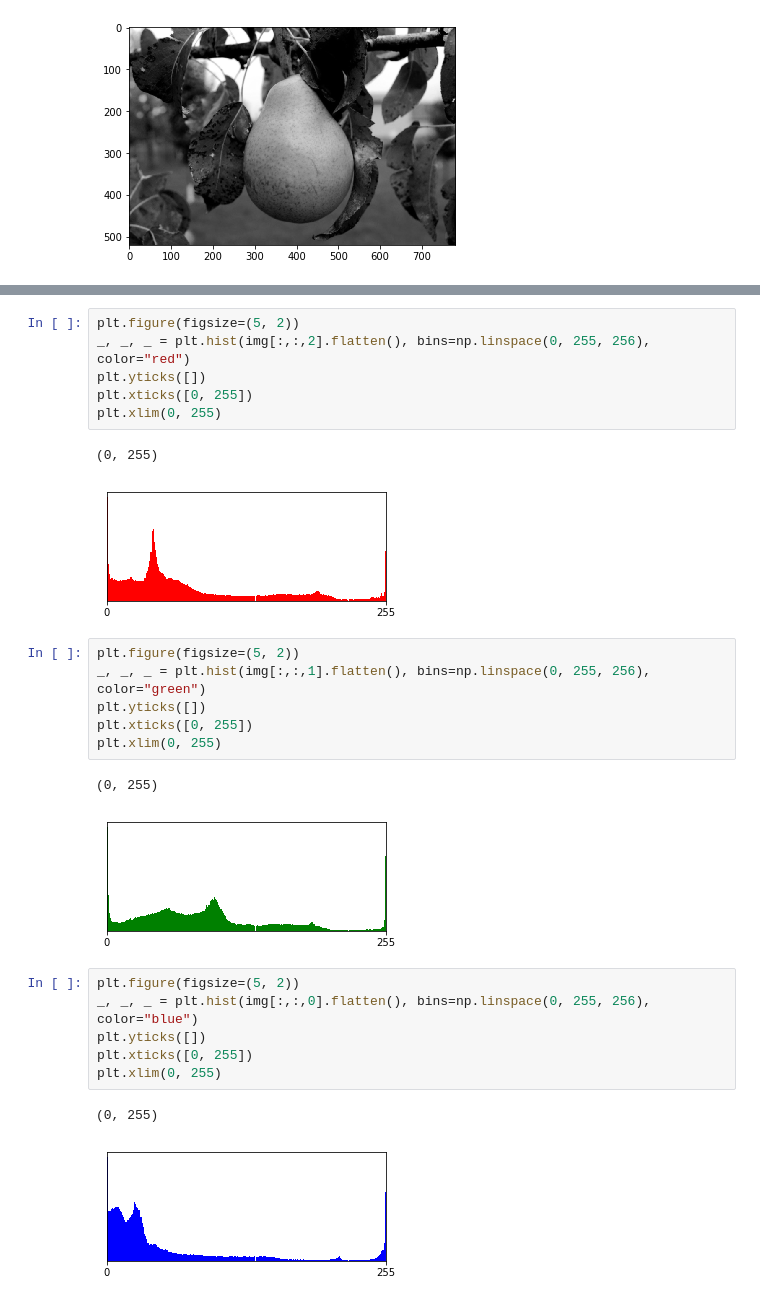
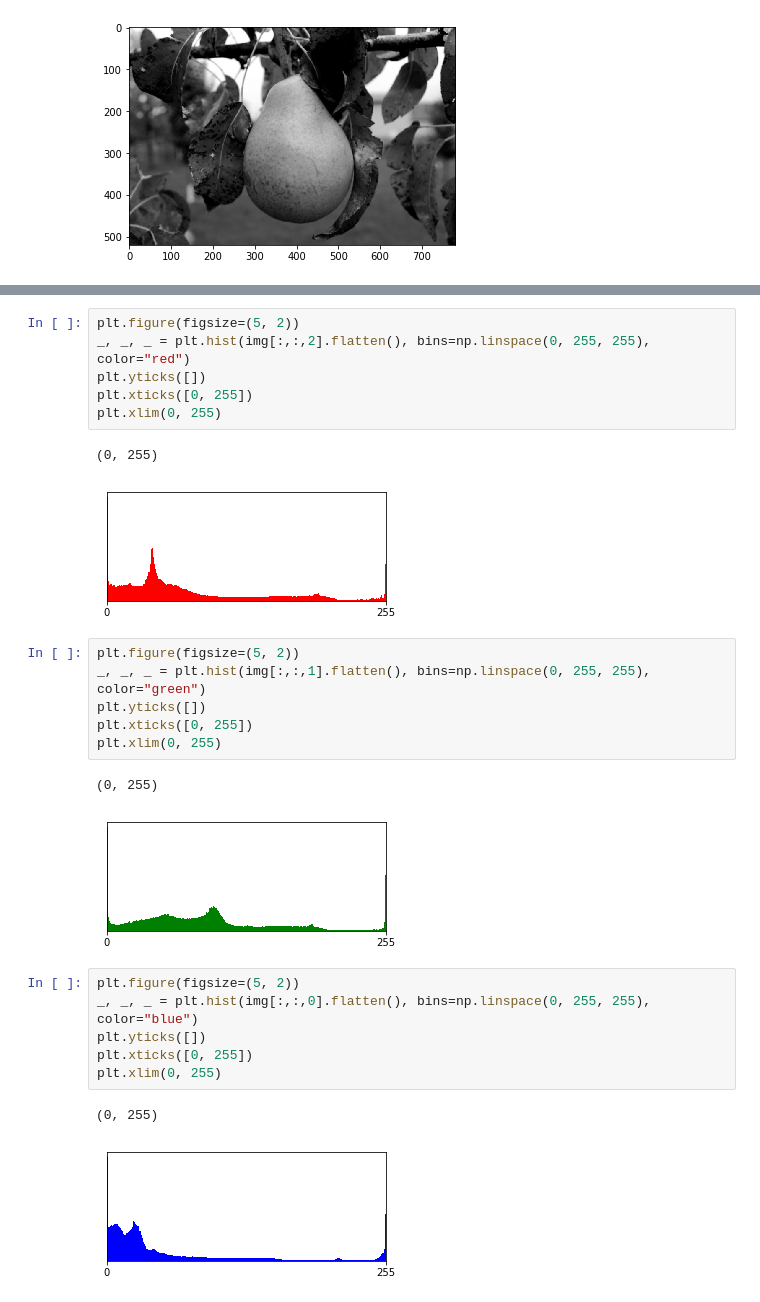
Before and after one commit to vcg-uvic/csc205, a Jupyter notebook: notebooks/lecture-13-histogram.ipynb, the cells around one changed output, grey strips where cells are left out. Saved outputs shown, nothing was run; the diff lists cells and outputs as text.

```diff
--- a/notebooks/lecture-13-histogram.ipynb
+++ b/notebooks/lecture-13-histogram.ipynb
@@ -38,28 +38,28 @@ plt.xlim(0, 255)
 [figure]
 # %%
 plt.figure(figsize=(5, 2))
-_, _, _ = plt.hist(img[:,:,2].flatten(), bins=np.linspace(0, 255, 256), color="red")
+_, _, _ = plt.hist(img[:,:,2].flatten(), bins=np.linspace(0, 255, 255), color="red")
 plt.yticks([])
 plt.xticks([0, 255])
 plt.xlim(0, 255)
 # %% [output]
 (0, 255)
-[figure, old version]
+[figure, new version]
 # %%
 plt.figure(figsize=(5, 2))
-_, _, _ = plt.hist(img[:,:,1].flatten(), bins=np.linspace(0, 255, 256), color="green")
+_, _, _ = plt.hist(img[:,:,1].flatten(), bins=np.linspace(0, 255, 255), color="green")
 plt.yticks([])
 plt.xticks([0, 255])
 plt.xlim(0, 255)
 # %% [output]
 (0, 255)
-[figure, old version]
+[figure, new version]
 # %%
 plt.figure(figsize=(5, 2))
-_, _, _ = plt.hist(img[:,:,0].flatten(), bins=np.linspace(0, 255, 256), color="blue")
+_, _, _ = plt.hist(img[:,:,0].flatten(), bins=np.linspace(0, 255, 255), color="blue")
 plt.yticks([])
 plt.xticks([0, 255])
 plt.xlim(0, 255)
 # %% [output]
 (0, 255)
-[figure, old version]
+[figure, new version]
```
Also changed, not shown: parts of 2 cells of this notebook, 1 other file.
